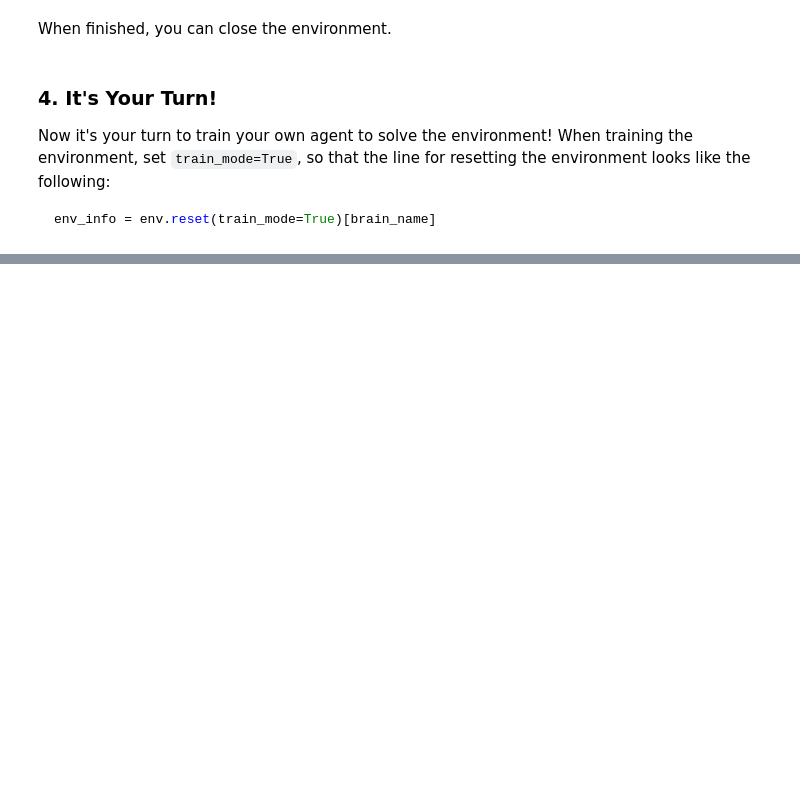
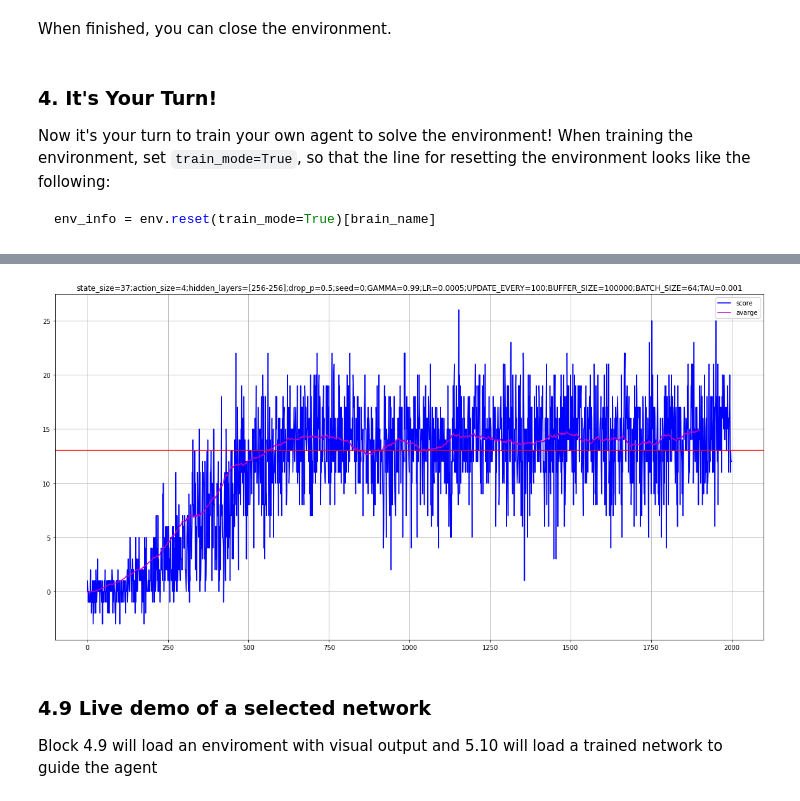
Before and after one commit to maxbader/udacity_drl_p1_navigation, a Jupyter notebook: Navigation.ipynb, the cells around one changed output, grey strips where cells are left out. Cells and saved outputs as stored; diff of their text form; code cells hidden in the pictures; blank space fills up the shorter version.

```diff
--- a/Navigation.ipynb
+++ b/Navigation.ipynb
@@ -397,0 +398,19 @@ Score: 19.0
+# %%
+# Block 4.8
+score = load_score('score.json')
+name = '; '.join(['%s=%s' % (key, value) for (key, value) in parameter_agent.items()]).replace(" ", "").replace(",", "-");
+
+fig = plt.figure(3)
+plt.plot(score, label="score", color='b')
+plt.plot(running_mean(score, 100), label="avarge", color='m')
+plt.grid()
+plt.axhline(y=13, color='r', linestyle='-')
+plt.legend()
+plt.title(name)
+plt.show()
+fig.savefig('score_tmp.png')
+# %% [output]
+[figure, added]
+# %% [markdown]
+### 4.9 Live demo of a selected network
+Block 4.9 will load an enviroment with visual output and 5.10 will load a trained network to guide the agent
```
Also changed, not shown: parts of 33 cells of this notebook, 8 other files.
